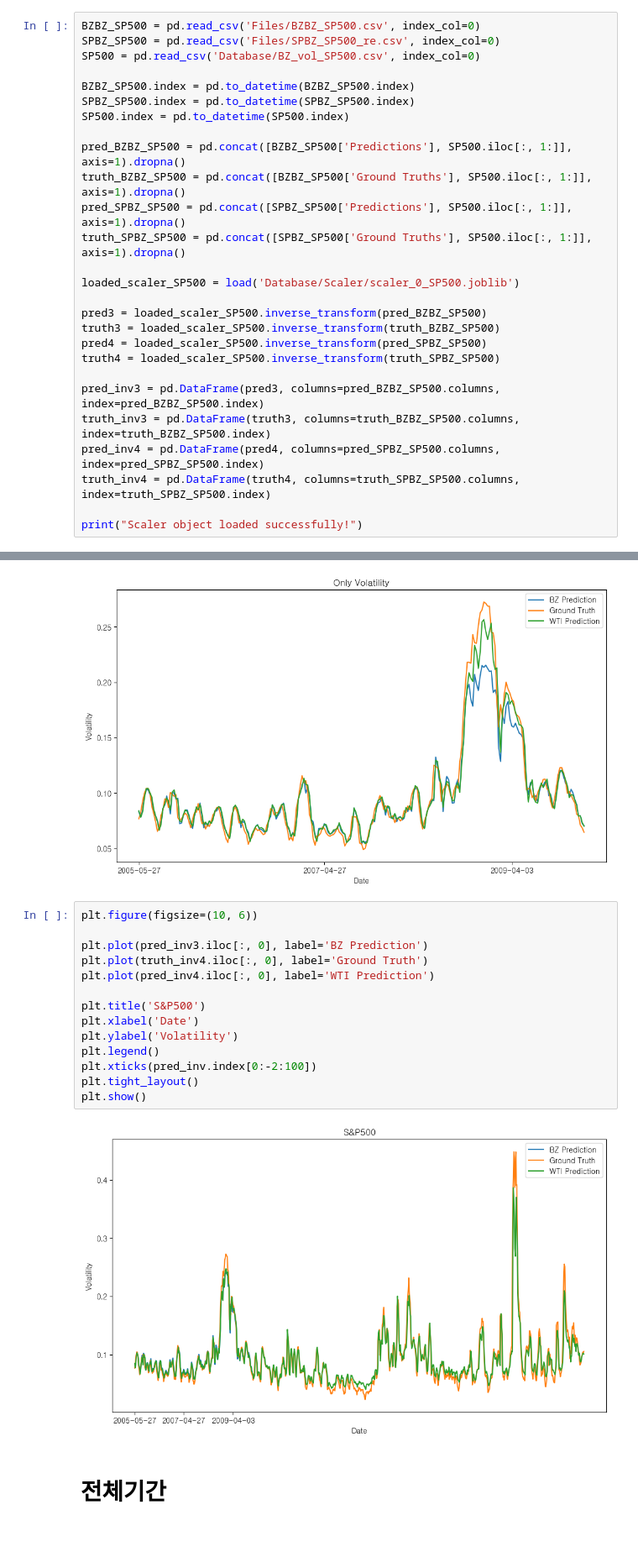
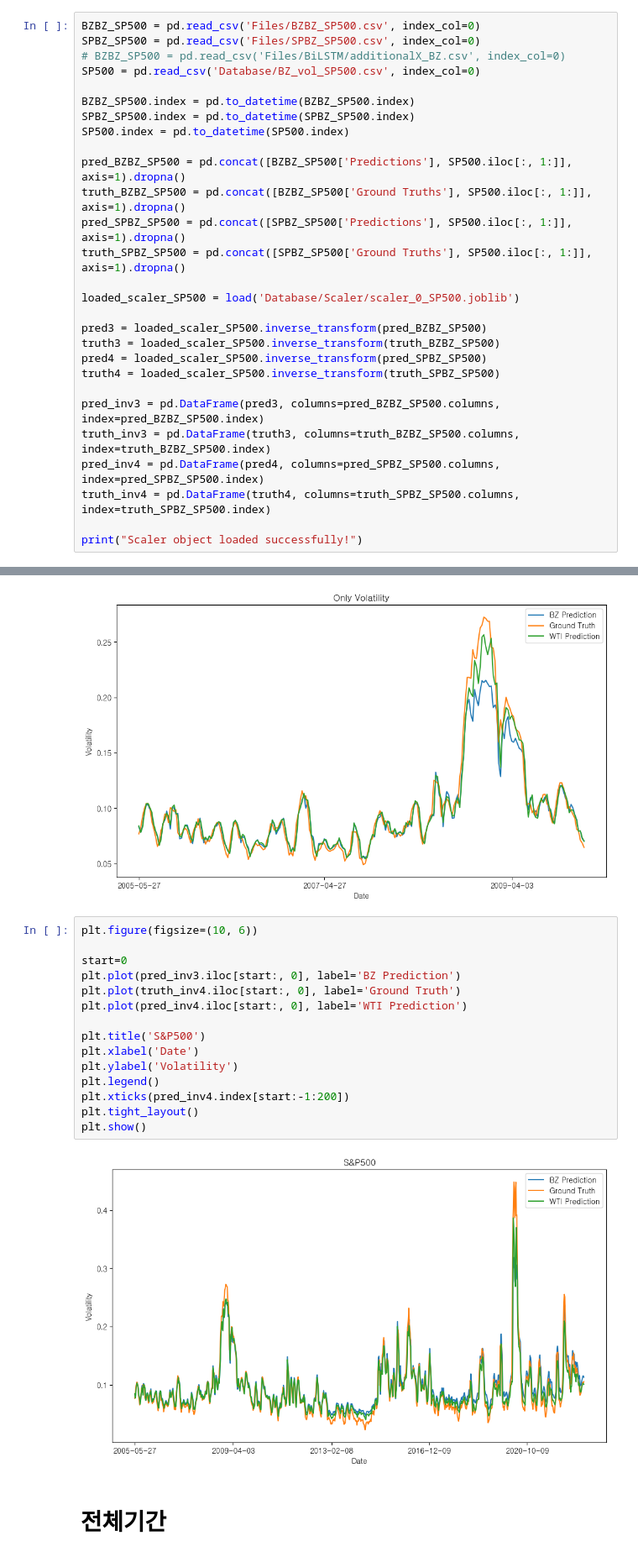
Before and after one commit to kimjuhwan1234/Volatility_Forecasting, a Jupyter notebook: EDA.ipynb, the cells around one changed output, grey strips where cells are left out. Shown at 84% size. Drawn from its saved outputs; the diff is of its cells as text.

```diff
--- a/EDA.ipynb
+++ b/EDA.ipynb
@@ -48,7 +48,8 @@ Scaler object loaded successfully!
 # Exterior
 # %%
 BZBZ_SP500 = pd.read_csv('Files/BZBZ_SP500.csv', index_col=0)
-SPBZ_SP500 = pd.read_csv('Files/SPBZ_SP500_re.csv', index_col=0)
+SPBZ_SP500 = pd.read_csv('Files/SPBZ_SP500.csv', index_col=0)
+# BZBZ_SP500 = pd.read_csv('Files/BiLSTM/additionalX_BZ.csv', index_col=0)
 SP500 = pd.read_csv('Database/BZ_vol_SP500.csv', index_col=0)
 
 BZBZ_SP500.index = pd.to_datetime(BZBZ_SP500.index)
@@ -94,19 +95,20 @@ plt.show()
 # %%
 plt.figure(figsize=(10, 6))
 
-plt.plot(pred_inv3.iloc[:, 0], label='BZ Prediction')
-plt.plot(truth_inv4.iloc[:, 0], label='Ground Truth')
-plt.plot(pred_inv4.iloc[:, 0], label='WTI Prediction')
+start=0
+plt.plot(pred_inv3.iloc[start:, 0], label='BZ Prediction')
+plt.plot(truth_inv4.iloc[start:, 0], label='Ground Truth')
+plt.plot(pred_inv4.iloc[start:, 0], label='WTI Prediction')
 
 plt.title('S&P500')
 plt.xlabel('Date')
 plt.ylabel('Volatility')
 plt.legend()
-plt.xticks(pred_inv.index[0:-2:100])
+plt.xticks(pred_inv4.index[start:-1:200])
 plt.tight_layout()
 plt.show()
 # %% [output]
-[figure, old version]
+[figure, new version]
 # %% [markdown]
 # 전체기간
 # %%
```
Also changed, not shown: parts of 1 cell of this notebook, 3 other files.
